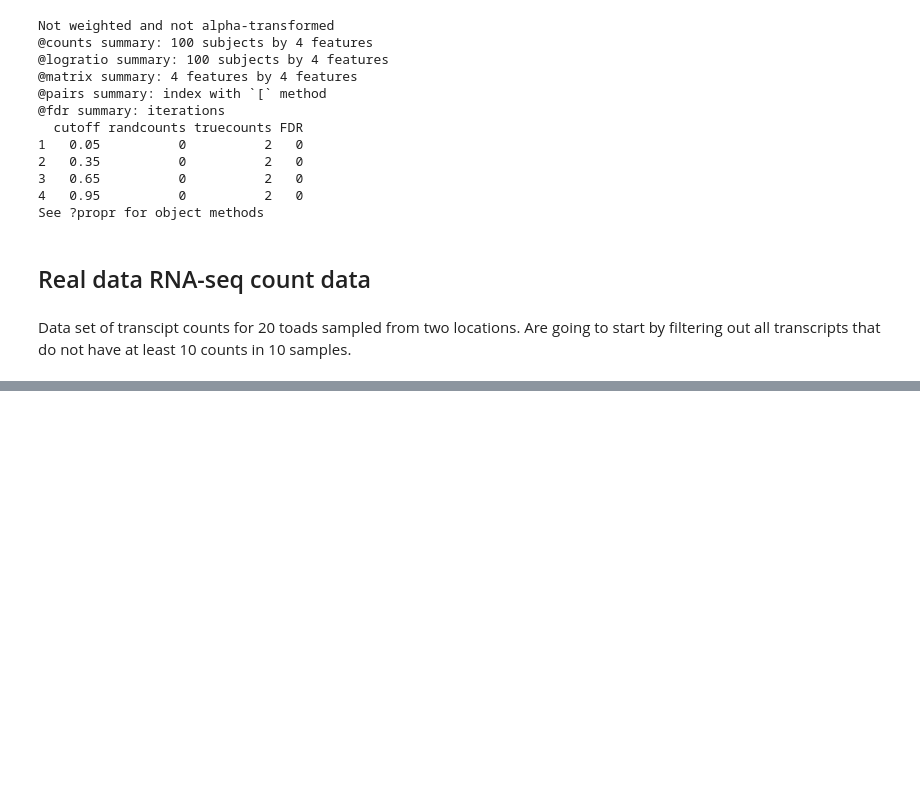
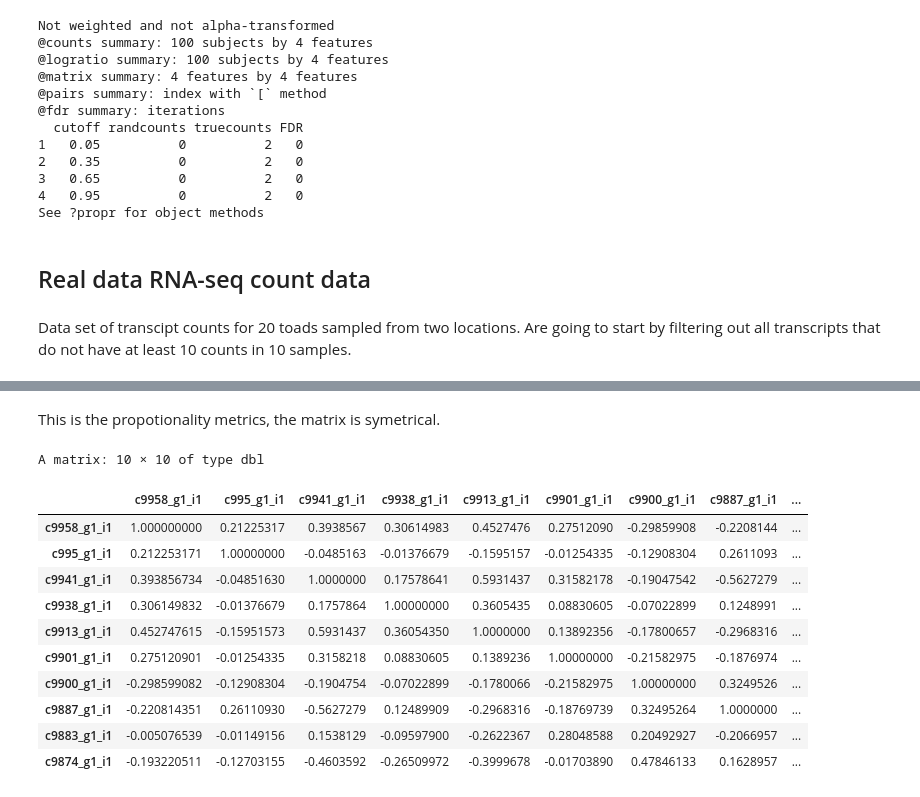
Before and after one commit to hempelc/metagenomics-vs-totalRNASeq, a Jupyter notebook: scripts/statistics_Julia/propr_tutorials.ipynb, the cells around one changed output, grey strips where cells are left out. Saved outputs shown, nothing was run; the diff lists cells and outputs as text; code cells hidden in the pictures; blank space fills up the shorter version.

```diff
--- a/scripts/statistics_Julia/propr_tutorials.ipynb
+++ b/scripts/statistics_Julia/propr_tutorials.ipynb
@@ -103,0 +152,17 @@ ERROR: Error: vector memory exhausted (limit reached?)
+# %% [markdown]
+This is the propotionality metrics, the matrix is symetrical.
+# %%
+best@matrix[1:10,1:10]
+# %% [output]
+A matrix: 10 × 10 of type dbl
+|  | c9958_g1_i1 | c995_g1_i1 | c9941_g1_i1 | c9938_g1_i1 | c9913_g1_i1 | c9901_g1_i1 | c9900_g1_i1 | c9887_g1_i1 | ... |
+| c9958_g1_i1 | 1.000000000 | 0.21225317 | 0.3938567 | 0.30614983 | 0.4527476 | 0.27512090 | -0.29859908 | -0.2208144 | ... |
+| c995_g1_i1 | 0.212253171 | 1.00000000 | -0.0485163 | -0.01376679 | -0.1595157 | -0.01254335 | -0.12908304 | 0.2611093 | ... |
+| c9941_g1_i1 | 0.393856734 | -0.04851630 | 1.0000000 | 0.17578641 | 0.5931437 | 0.31582178 | -0.19047542 | -0.5627279 | ... |
+| c9938_g1_i1 | 0.306149832 | -0.01376679 | 0.1757864 | 1.00000000 | 0.3605435 | 0.08830605 | -0.07022899 | 0.1248991 | ... |
+| c9913_g1_i1 | 0.452747615 | -0.15951573 | 0.5931437 | 0.36054350 | 1.0000000 | 0.13892356 | -0.17800657 | -0.2968316 | ... |
+| c9901_g1_i1 | 0.275120901 | -0.01254335 | 0.3158218 | 0.08830605 | 0.1389236 | 1.00000000 | -0.21582975 | -0.1876974 | ... |
+| c9900_g1_i1 | -0.298599082 | -0.12908304 | -0.1904754 | -0.07022899 | -0.1780066 | -0.21582975 | 1.00000000 | 0.3249526 | ... |
+| c9887_g1_i1 | -0.220814351 | 0.26110930 | -0.5627279 | 0.12489909 | -0.2968316 | -0.18769739 | 0.32495264 | 1.0000000 | ... |
+| c9883_g1_i1 | -0.005076539 | -0.01149156 | 0.1538129 | -0.09597900 | -0.2622367 | 0.28048588 | 0.20492927 | -0.2066957 | ... |
+| c9874_g1_i1 | -0.193220511 | -0.12703155 | -0.4603592 | -0.26509972 | -0.3999678 | -0.01703890 | 0.47846133 | 0.1628957 | ... |
```
Also changed, not shown: parts of 31 cells of this notebook.
